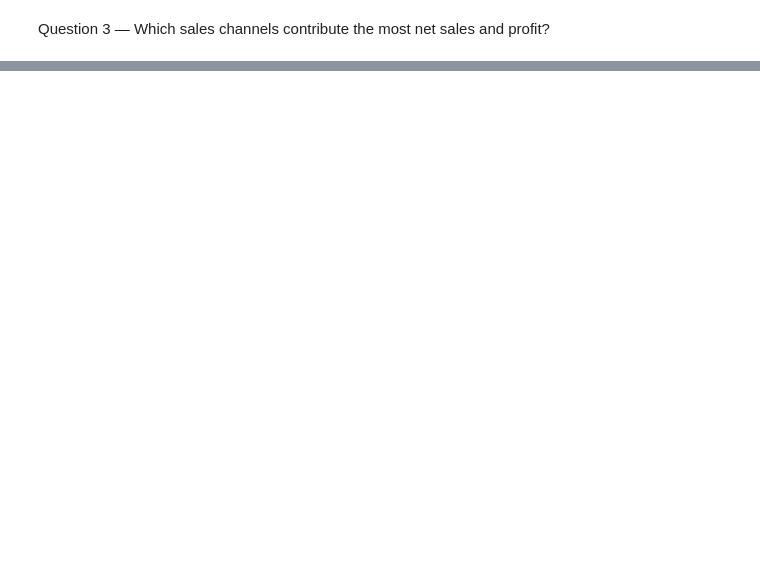
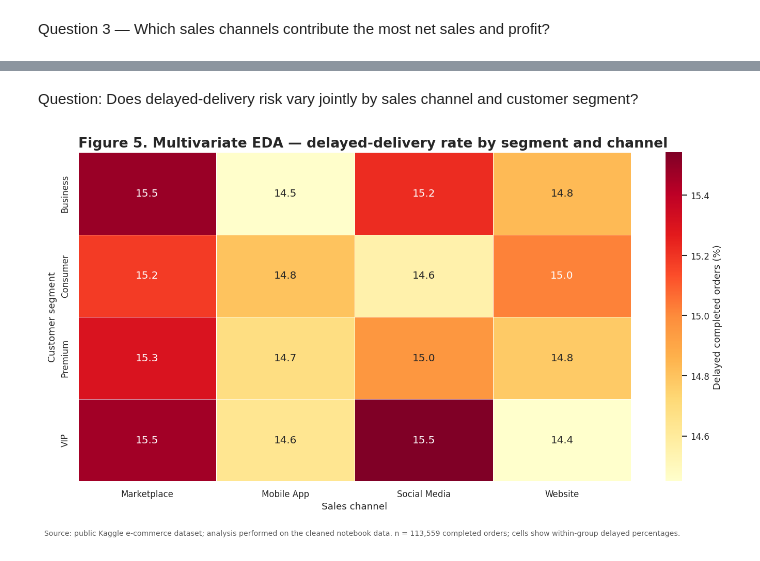
Before and after one commit to xuebo666/DATA230GroupProject, a Jupyter notebook: dataset.ipynb, the cells around one changed output, grey strips where cells are left out. Drawn from its saved outputs; the diff is of its cells as text; code cells hidden in the pictures; blank space fills up the shorter version.

```diff
--- a/dataset.ipynb
+++ b/dataset.ipynb
@@ -1205,0 +758,30 @@ Shape: (138116, 55)
+# %% [markdown]
+Question: Does delayed-delivery risk vary jointly by sales channel and customer segment?
+# %%
+# FIGURE 5 — MULTIVARIATE: DELAY RATE BY CHANNEL AND CUSTOMER SEGMENT
+completed_gpu["Delayed_Flag"] = (
+    completed_gpu["delivery_status"] == "Delayed"
+).astype("int8")
+delay_plot = gpu_summary(
+    completed_gpu,
+    ["customer_segment", "sales_channel"],
+    {"Delayed_Flag": "mean", "order_id": "count"}
+).rename(columns={"Delayed_Flag": "Delayed_Rate", "order_id": "Orders"})
+delay_plot["Delayed_Percent"] = delay_plot["Delayed_Rate"] * 100
+delay_table = delay_plot.pivot(index="customer_segment",
+                               columns="sales_channel",
+                               values="Delayed_Percent")
+fig, ax = plt.subplots(figsize=(12, 7))
+sns.heatmap(delay_table, annot=True, fmt=".1f", cmap="YlOrRd",
+            linewidths=0.5,
+            cbar_kws={"label": "Delayed completed orders (%)"}, ax=ax)
+ax.set_title("Figure 5. Multivariate EDA — delayed-delivery rate by segment and channel",
+             loc="left", fontsize=16, fontweight="bold")
+ax.set_xlabel("Sales channel")
+ax.set_ylabel("Customer segment")
+add_source_note(fig, f"n = {len(completed):,} completed orders; cells show within-group delayed percentages.")
+fig.tight_layout(rect=[0, 0.045, 1, 0.96])
+fig.savefig(FIG_DIR / "fig_05_delay_rate_heatmap_multivariate.png", dpi=300, bbox_inches="tight")
+plt.show()
+# %% [output]
+[figure, added]
```
Also changed, not shown: parts of 37 cells of this notebook.
